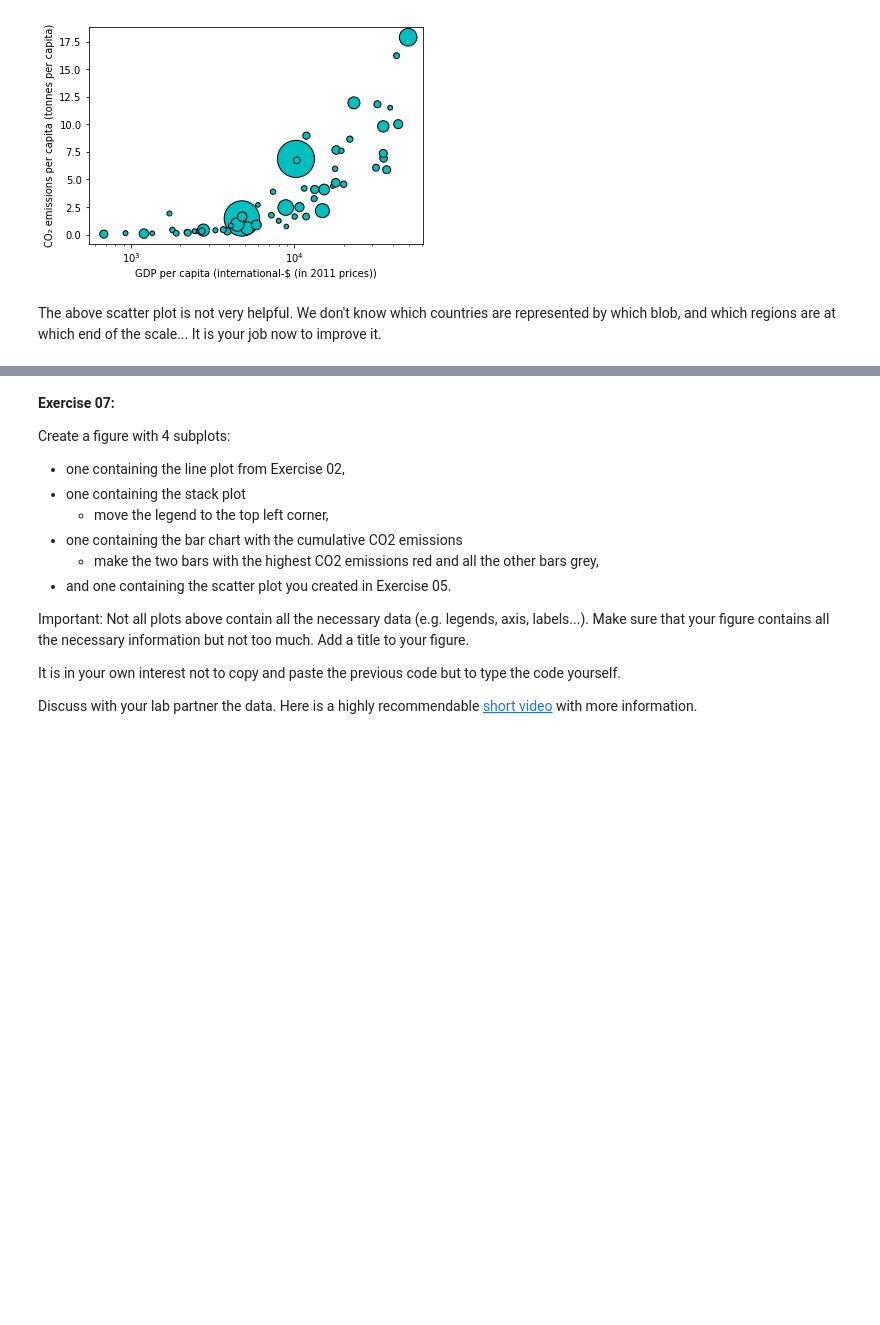
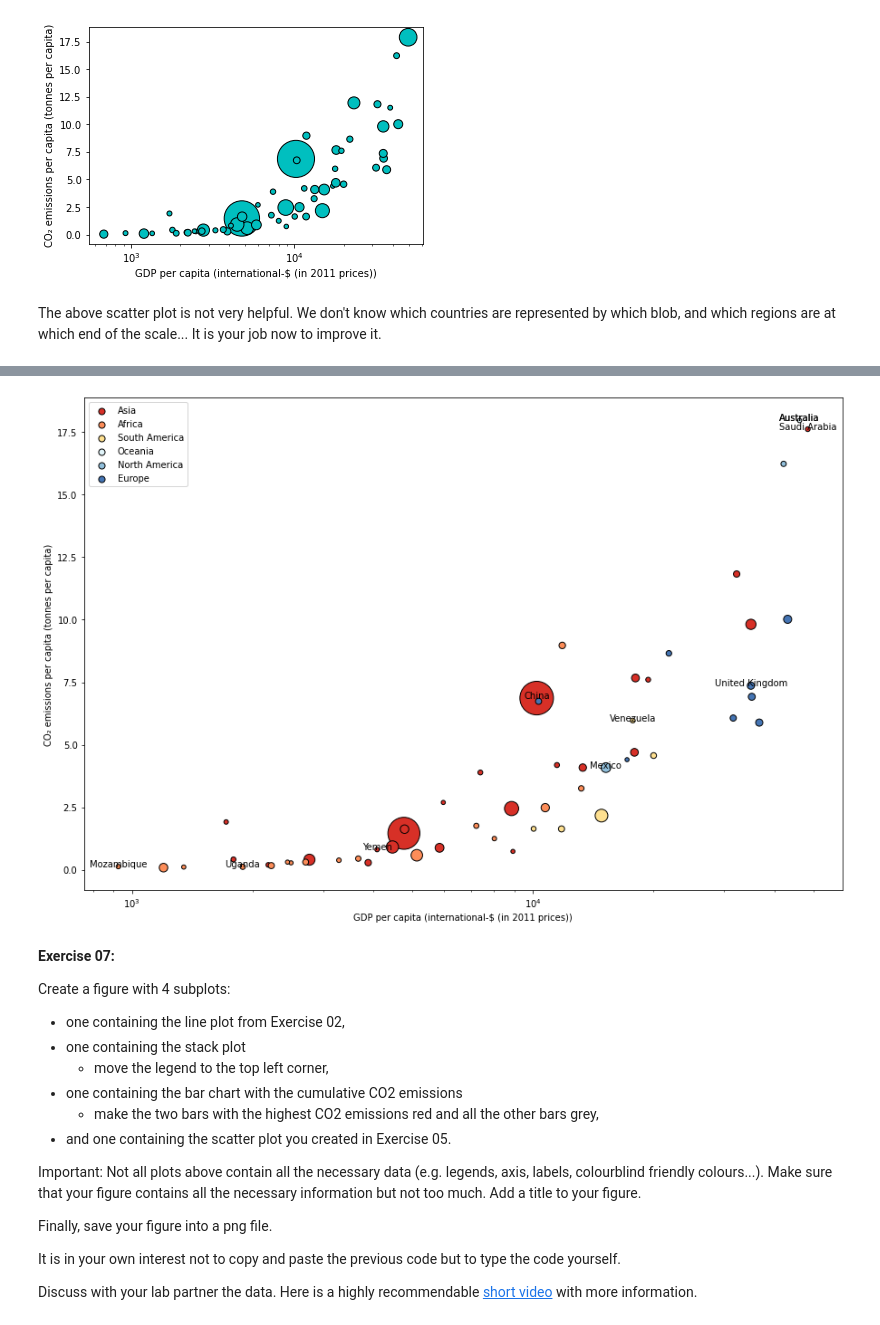
Before and after one commit to Inf2-FDS/FDS-S1-03-data-representation-01-solution, a Jupyter notebook: week04-data-representation-01-Matplotlib-solution.ipynb, the cells around one changed output, grey strips where cells are left out. Saved outputs shown, nothing was run; the diff lists cells and outputs as text; code cells hidden in the pictures; blank space fills up the shorter version.

```diff
--- a/week04-data-representation-01-Matplotlib-solution.ipynb
+++ b/week04-data-representation-01-Matplotlib-solution.ipynb
@@ -504,3 +506,56 @@ e) Use stackoverflow, to find out how to add names to data points in scatter plo
+# %%
+colours = ['#d73027','#fc8d59','#fee090','#e0f3f8','#91bfdb','#4575b4']
+
+# Your code
+# a
+drinks_by_country_loc = os.path.join(os.getcwd(), 'datasets', 'drinks_by_country.csv')
+drinks_by_country = pd.read_csv(drinks_by_country_loc)
+
+# b
+co2_vs_gdp_by_continent = pd.merge(co2_vs_gdp, drinks_by_country, left_on=['Entity'],right_on=['Country'], how='inner')
+
+# c
+continents = pd.unique(co2_vs_gdp_by_continent['Continent'])
+
+plt.figure(figsize=(15,10))
+
+for i in range(len(continents)):
+    co2_vs_gdp_by_single_continent = co2_vs_gdp_by_continent[co2_vs_gdp_by_continent['Continent'] == continents[i]]
+    scatter = plt.scatter(co2_vs_gdp_by_single_continent['GDP per capita (international-$ (in 2011 prices))'],
+                co2_vs_gdp_by_single_continent['CO₂ emissions per capita (tonnes per capita)'],
+                c=colours[i],
+                s=co2_vs_gdp_by_single_continent['Total population (Gapminder)']/1e6,
+                edgecolors='k')
+plt.xlabel('GDP per capita (international-$ (in 2011 prices))')
+plt.ylabel('CO₂ emissions per capita (tonnes per capita)')
+plt.xscale('log')
+# d
+lgnd = plt.legend(loc="upper left", labels=continents)
+# d*
+for i in range(len(continents)):
+    lgnd.legendHandles[i]._sizes = [50]
+
+# e
+largest_population = co2_vs_gdp_by_continent[co2_vs_gdp_by_continent['Total population (Gapminder)'] == max(co2_vs_gdp_by_continent['Total population (Gapminder)'])].iloc[0]['Entity']
+highest_gdp = co2_vs_gdp_by_continent[co2_vs_gdp_by_continent['GDP per capita (international-$ (in 2011 prices))'] == max(co2_vs_gdp_by_continent['GDP per capita (international-$ (in 2011 prices))'])].iloc[0]['Entity']
+lowest_gdp  = co2_vs_gdp_by_continent[co2_vs_gdp_by_continent['GDP per capita (international-$ (in 2011 prices))'] == min(co2_vs_gdp_by_continent['GDP per capita (international-$ (in 2011 prices))'])].iloc[0]['Entity']
+highest_co2 = co2_vs_gdp_by_continent[co2_vs_gdp_by_continent['CO₂ emissions per capita (tonnes per capita)'] == max(co2_vs_gdp_by_continent['CO₂ emissions per capita (tonnes per capita)'])].iloc[0]['Entity']
+
+# f
+# One country from each continent
+countries = [co2_vs_gdp_by_continent[co2_vs_gdp_by_continent['Continent'] == continent].iloc[-1]['Entity'] for continent in continents]
+
+countries.append(largest_population)
+countries.append(highest_gdp)
+countries.append(lowest_gdp)
+countries.append(highest_co2)
+
+for i in range(len(countries)):
+    plt.annotate(countries[i], # this is the text
+                 (co2_vs_gdp_by_continent[co2_vs_gdp_by_continent['Entity'] == countries[i]]['GDP per capita (international-$ (in 2011 prices))'],co2_vs_gdp_by_continent[co2_vs_gdp_by_continent['Entity'] == countries[i]]['CO₂ emissions per capita (tonnes per capita)']), # this is the point to label
+                 ha='center') # horizontal alignment can be left, right or center
+# %% [output]
+[figure, added]
 # %% [markdown]
 **Exercise 07:**
 
@@ -512,7 +567,9 @@ Create a figure with 4 subplots:
     - make the two bars with the highest CO2 emissions red and all the other bars grey,
 - and one containing the scatter plot you created in Exercise 05.
 
-Important: Not all plots above contain all the necessary data (e.g. legends, axis, labels...). Make sure that your figure contains all the necessary information but not too much. Add a title to your figure.
+Important: Not all plots above contain all the necessary data (e.g. legends, axis, labels, colourblind friendly colours...). Make sure that your figure contains all the necessary information but not too much. Add a title to your figure.
+
+Finally, save your figure into a png file.
 
 It is in your own interest not to copy and paste the previous code but to type the code yourself.
 
```
Also changed, not shown: parts of 6 cells of this notebook, 2 other files.
